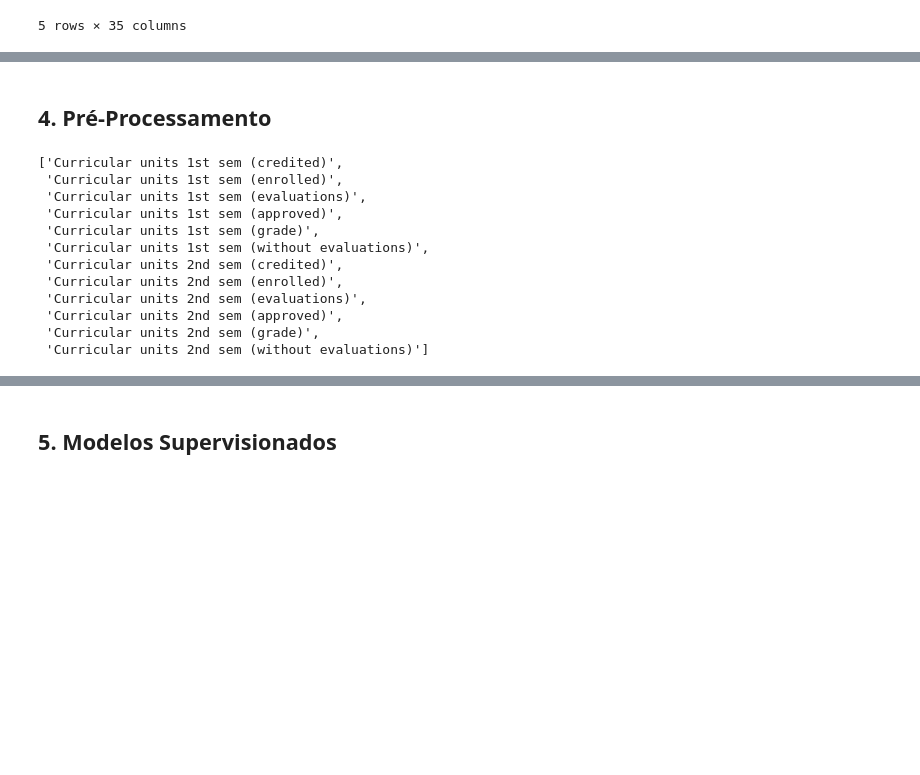
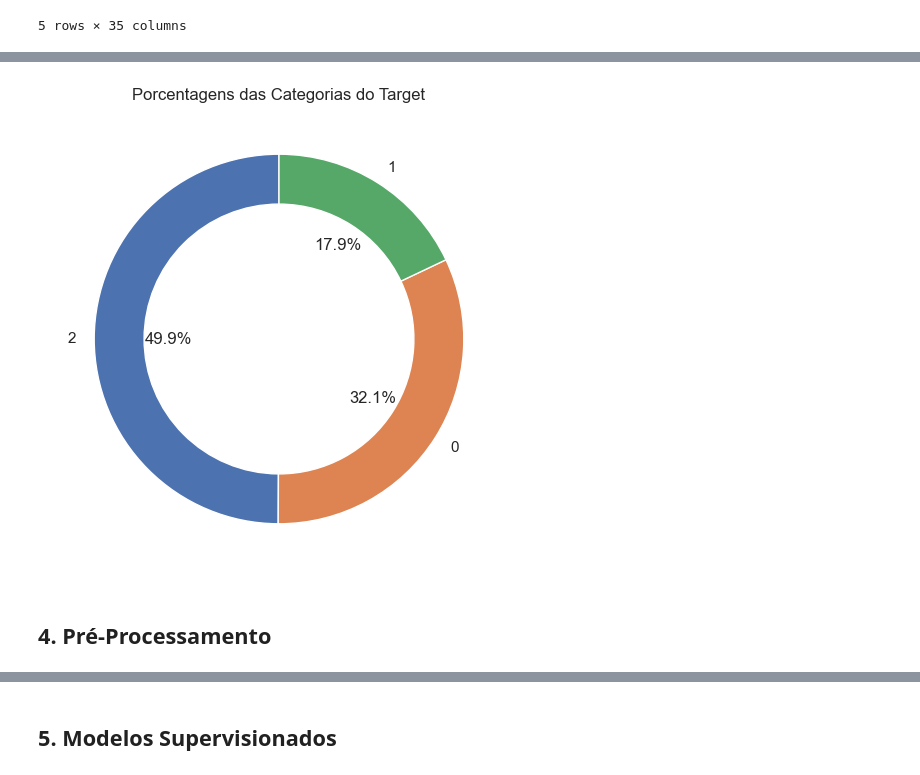
Before and after one commit to PurpleLobster31/ada-machinelearning2, a Jupyter notebook: notebooks/project.ipynb, the cells around one changed output, grey strips where cells are left out. Cells and saved outputs as stored; diff of their text form; code cells hidden in the pictures; blank space fills up the shorter version.

```diff
--- a/notebooks/project.ipynb
+++ b/notebooks/project.ipynb
@@ -124,2 +227,13 @@ df.head()
+# %%
+frequencias = df_final['Target'].value_counts()
+porcentagens = frequencias / frequencias.sum() * 100
+
+plt.figure(figsize=(6, 6))
+plt.pie(porcentagens, labels=porcentagens.index, autopct='%1.1f%%', startangle=90, wedgeprops=dict(width=0.27))
+plt.title('Porcentagens das Categorias do Target')
+
+plt.show()
+# %% [output]
+[figure, added]
 # %% [markdown]
 ## 4. Pré-Processamento
@@ -128,16 +239,0 @@ raw_data = pd.read_csv(r'..\data\dataset.csv')
-# %%
-colunas_drop = [coluna for coluna in raw_data.columns if 'Curricular units' in coluna]
-colunas_drop
-# %% [output]
-['Curricular units 1st sem (credited)',
- 'Curricular units 1st sem (enrolled)',
- 'Curricular units 1st sem (evaluations)',
- 'Curricular units 1st sem (approved)',
- 'Curricular units 1st sem (grade)',
- 'Curricular units 1st sem (without evaluations)',
- 'Curricular units 2nd sem (credited)',
- 'Curricular units 2nd sem (enrolled)',
- 'Curricular units 2nd sem (evaluations)',
- 'Curricular units 2nd sem (approved)',
- 'Curricular units 2nd sem (grade)',
- 'Curricular units 2nd sem (without evaluations)']
```
Also changed, not shown: parts of 29 cells of this notebook.
